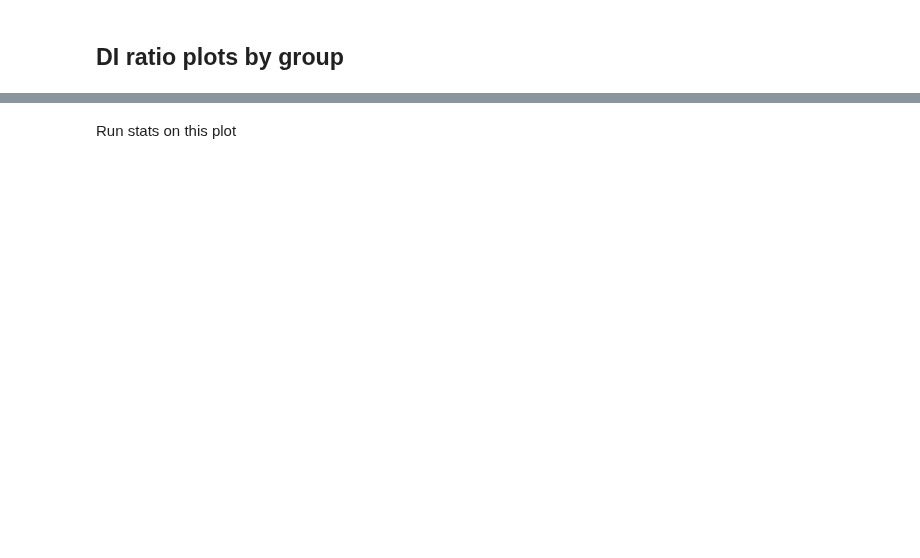
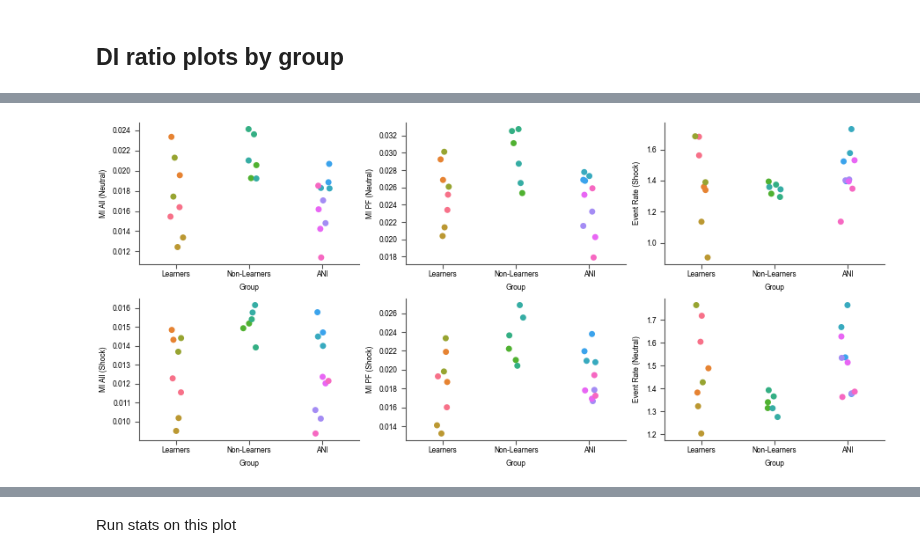
Before and after one commit to nkinsky/Eraser, a Jupyter notebook: Notebooks/Figure1_and_S1.ipynb, the cells around one changed output, grey strips where cells are left out. Saved outputs shown, nothing was run; the diff lists cells and outputs as text; code cells hidden in the pictures; blank space fills up the shorter version.

```diff
--- a/Notebooks/Figure1_and_S1.ipynb
+++ b/Notebooks/Figure1_and_S1.ipynb
@@ -319,0 +699,8 @@ DIdf = pd.DataFrame({'DI': DI_all, 'Day': days_all, 'Group': grp_all})
+# %%
+df_use = DI_df[(DI_df.Day == -2) | (DI_df.Day == -1)]
+_, ax = plt.subplots(2, 3, figsize=(9, 4))
+for a, col in zip(ax.T.reshape(-1), ["MI All (Neutral)", "MI All (Shock)", "MI PF (Neutral)",
+                                     "MI PF (Shock)", "Event Rate (Shock)", "Event Rate (Neutral)"]):
+    sns.stripplot(data=df_use, x="Group", y=col, hue="Mouse", ax=a, legend=False)
+# %% [output]
+[figure, added]
```
Also changed, not shown: parts of 97 cells of this notebook, 1 other file.
